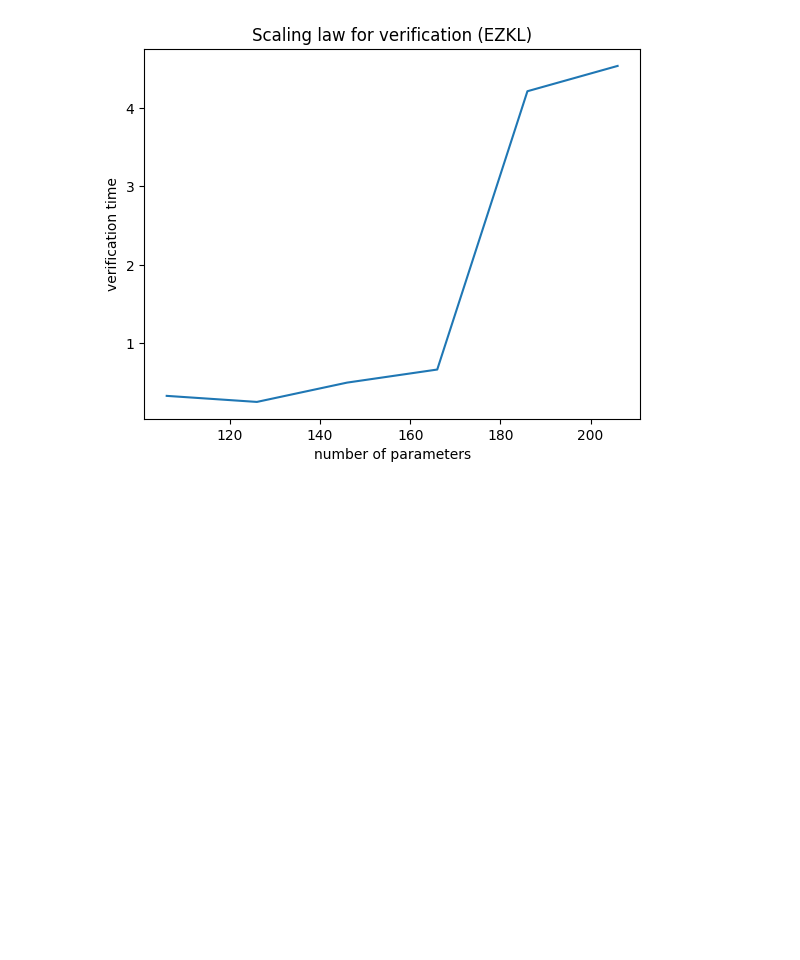
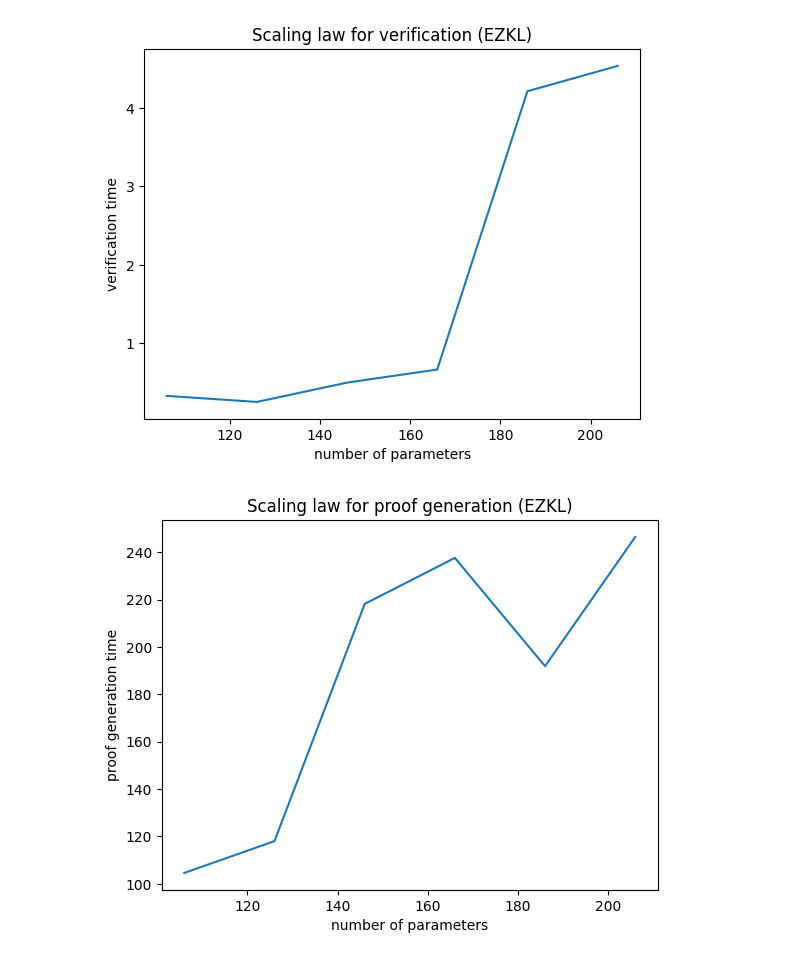
Before and after one commit to saeyoon17/zk-models, a Jupyter notebook: scaling_law_plot.ipynb, the cells around one changed output. Drawn from its saved outputs; the diff is of its cells as text; code cells hidden in the pictures; blank space fills up the shorter version.

Commit message:
circom layer-wise circuits & plot

```diff
--- a/scaling_law_plot.ipynb
+++ b/scaling_law_plot.ipynb
@@ -425,0 +421,17 @@ ZK AVGACCURACY: 59.42028985507246'''
+# %%
+result_3 = parse(circom_layer_3_result)
+result_4 = parse(circom_layer_4_result)
+result_5 = parse(circom_layer_5_result)
+result_6 = parse(circom_layer_6_result)
+result_7 = parse(circom_layer_7_result)
+result_8 = parse(circom_layer_8_result)
+sizes = []
+times = []
+for result in [result_3, result_4, result_5, result_6, result_7, result_8]:
+    sizes.append(result['num_params'])
+    time = result['witness_generation_time'] + result['proof_generation_time']
+    times.append(time)
+
+proof_scaling_law_plot(sizes, times)
+# %% [output]
+[figure, added]
```
Also changed, not shown: parts of 2 cells of this notebook.
